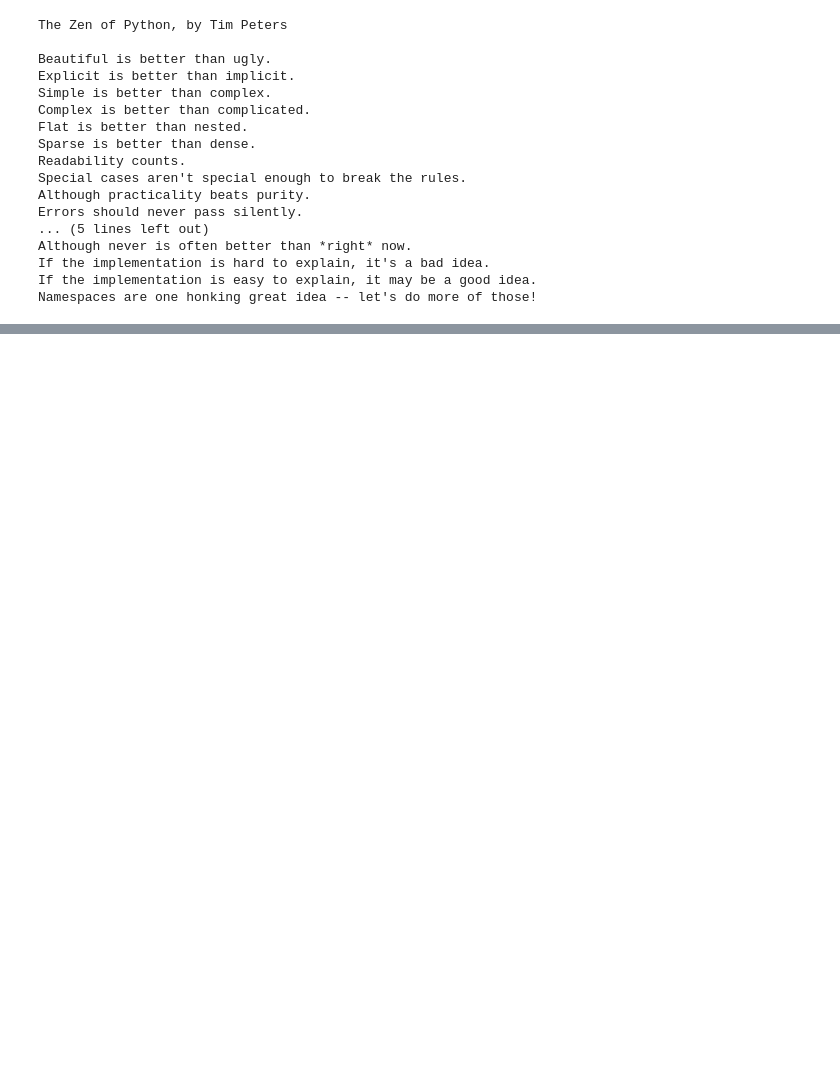
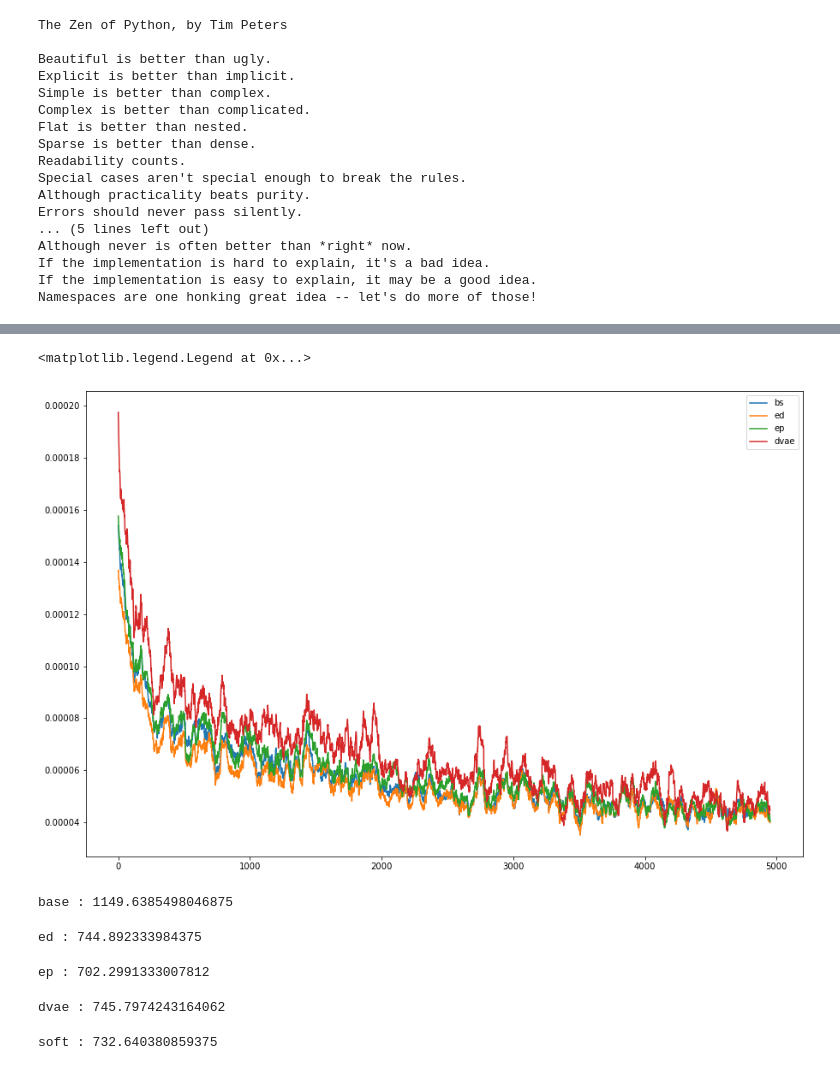
Before and after one commit to Furyton/CSRec, a Jupyter notebook: ablation_pop_soft_label_study.ipynb, the cells around one changed output, grey strips where cells are left out. Cells and saved outputs as stored; diff of their text form; code cells hidden in the pictures; blank space fills up the shorter version.

```diff
--- a/ablation_pop_soft_label_study.ipynb
+++ b/ablation_pop_soft_label_study.ipynb
@@ -187,5 +189,7 @@ for user in range(0, usernum):
     popularity.update(item_train[user])
     popularity.update(item_valid[user])
     popularity.update(item_test[user])
+# %%
+pop_model = POPModel(None, dataset, 'cpu', 10, 3)
 # %%
 pop_items = [x for (x, _) in sorted(popularity.items(), key=lambda x: -x[1])]
@@ -212,0 +198,37 @@ pop_100 = pop_items[:100]
+# %%
+pop_100 = pop_items[:5000]
+pop_100 = torch.Tensor(pop_100).to(int).view(1, -1)
+# %%
+rnd_user = np.random.choice(list(users))
+# get item seq
+
+picked = test_loader.dataset.__getitem__(rnd_user)
+picked = [x.unsqueeze(0) for x in picked]
+
+with torch.no_grad():
+    bs_score = bs.full_sort_predict(picked).softmax(dim=1)
+    ed_score = ed.full_sort_predict(picked)
+    ep_score = ep.full_sort_predict(picked)
+    dvae_score = dvae.full_sort_predict(picked).softmax(dim=1)
+    pop_s = pop_model.full_sort_predict(picked).gather(dim=-1, index=pop_100).softmax(dim=1)
+
+bs_s = bs_score.gather(dim=-1, index=pop_100)
+ed_s = ed_score.gather(dim=-1, index=pop_100)
+ep_s = ep_score.gather(dim=-1, index=pop_100)
+dvae_s = dvae_score.gather(dim=-1, index=pop_100)
+
+# bs_s, dvae_s, pop_s = [torch.softmax(x, dim=1) for x in [bs_s, dvae_s, pop_s]]
+# %%
+def moving_average(interval, window_size):
+    window = np.ones(int(window_size)) / float(window_size)
+    return np.convolve(interval, window, 'valid')  # numpy的卷积函数
+# %%
+plt.figure(figsize=(15, 10))
+for s in [bs_s, ed_s, ep_s, dvae_s]:
+    # plt.plot(s.squeeze(), alpha=0.05)
+    arr = s.squeeze().tolist()
+    plt.plot(moving_average(arr, 50))
+plt.legend(labels=["bs", "ed", "ep", "dvae"])
+# %% [output]
+<matplotlib.legend.Legend at 0x...>
+[figure, added]
@@ -212,0 +289,4 @@ pop_100 = pop_items[:100]
+# %%
+calculate_ARP('base', bs)
+# %% [output]
+base : 1149.6385498046875
@@ -212,0 +295,18 @@ pop_100 = pop_items[:100]
+# %%
+DEVICE = 'cuda'
+s_ed.to(DEVICE)
+s_ep.to(DEVICE)
+s_dvae.to(DEVICE)
+
+calculate_ARP('ed', s_ed)
+calculate_ARP('ep', s_ep)
+calculate_ARP('dvae', s_dvae)
+# %% [output]
+ed : 744.892333984375
+ep : 702.2991333007812
+dvae : 745.7974243164062
+# %%
+soft.to(DEVICE)
+calculate_ARP('soft', soft)
+# %% [output]
+soft : 732.640380859375
```
Also changed, not shown: parts of 7 cells of this notebook.
